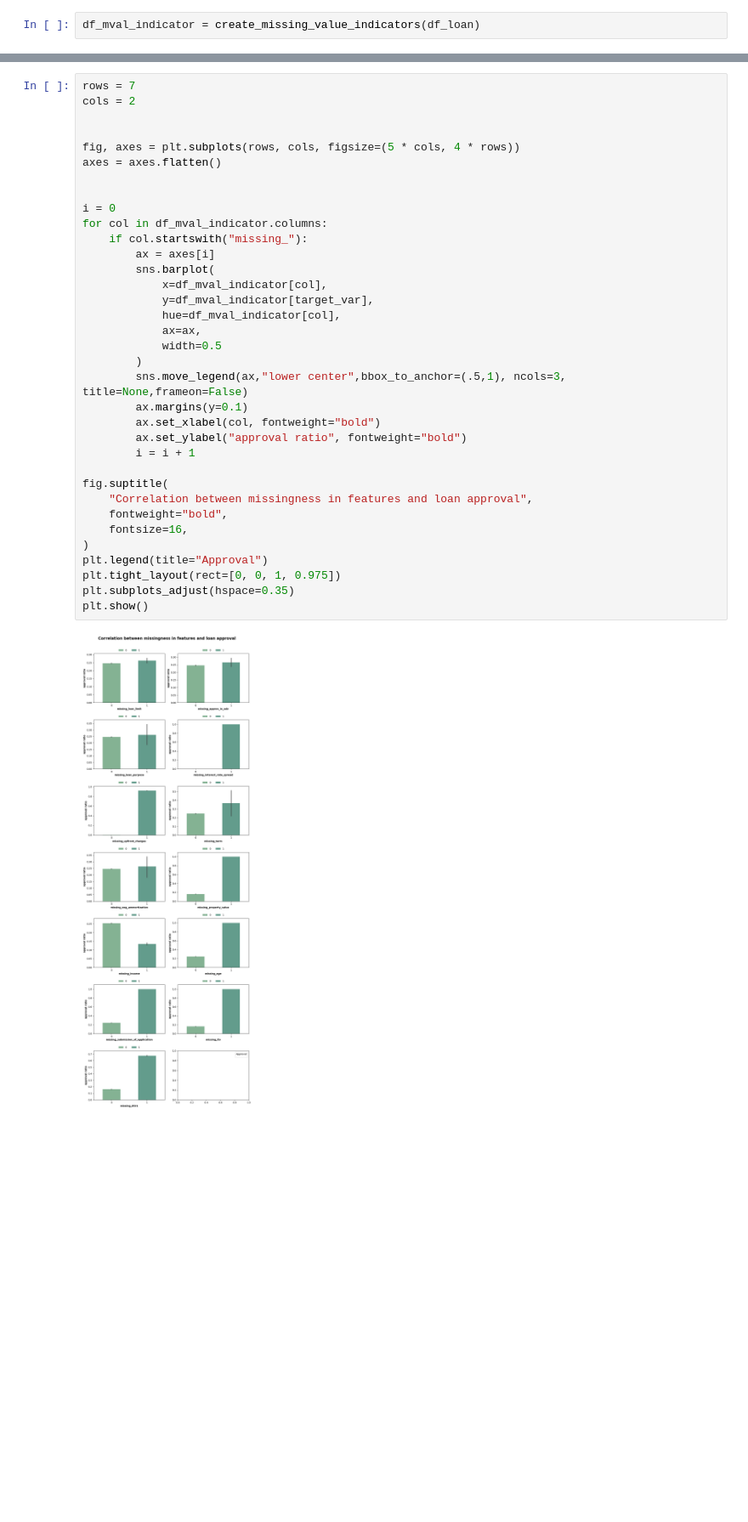
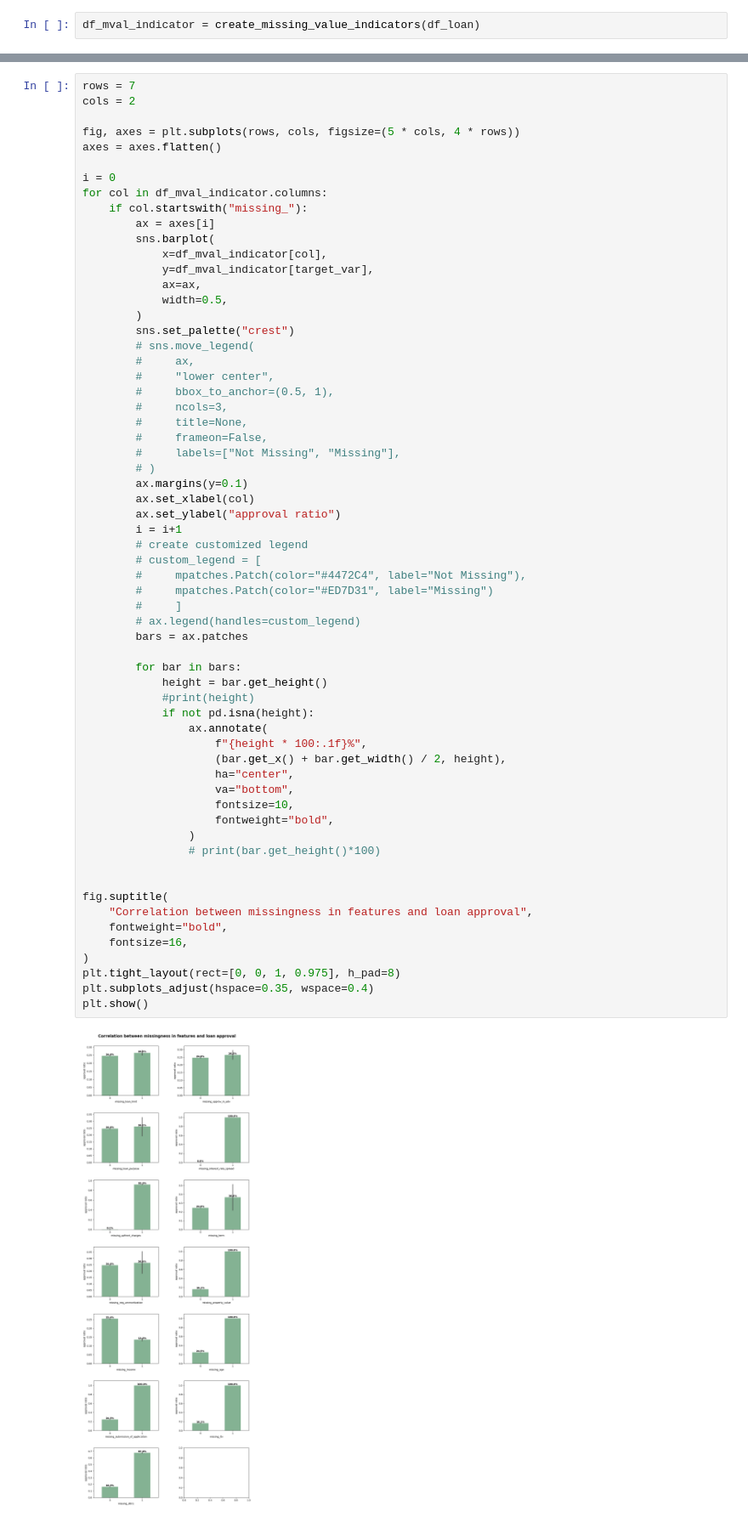
Before and after one commit to mustDestroy/LoanApproval, a Jupyter notebook: loan_risk_analysis.ipynb, the cells around one changed output, grey strips where cells are left out. Shown at 85% size. Drawn from its saved outputs; the diff is of its cells as text; blank space fills up the shorter version.

Commit message:
- Added percentages to subplots - Added new lib mpatches - Customized subplot layout

```diff
--- a/loan_risk_analysis.ipynb
+++ b/loan_risk_analysis.ipynb
@@ -565,37 +550,64 @@ df_mval_indicator = create_missing_value_indicators(df_loan)
 # %%
 rows = 7
 cols = 2
 
-
 fig, axes = plt.subplots(rows, cols, figsize=(5 * cols, 4 * rows))
 axes = axes.flatten()
-
 
 i = 0
 for col in df_mval_indicator.columns:
     if col.startswith("missing_"):
         ax = axes[i]
         sns.barplot(
             x=df_mval_indicator[col],
             y=df_mval_indicator[target_var],
-            hue=df_mval_indicator[col],
             ax=ax,
-            width=0.5
+            width=0.5,
         )
-        sns.move_legend(ax,"lower center",bbox_to_anchor=(.5,1), ncols=3, title=None,frameon=False)
+        sns.set_palette("crest")
+        # sns.move_legend(
+        #     ax,
+        #     "lower center",
+        #     bbox_to_anchor=(0.5, 1),
+        #     ncols=3,
+        #     title=None,
+        #     frameon=False,
+        #     labels=["Not Missing", "Missing"],
+        # )
         ax.margins(y=0.1)
-        ax.set_xlabel(col, fontweight="bold")
-        ax.set_ylabel("approval ratio", fontweight="bold")
-        i = i + 1
+        ax.set_xlabel(col)
+        ax.set_ylabel("approval ratio")
+        i = i+1
+        # create customized legend
+        # custom_legend = [
+        #     mpatches.Patch(color="#4472C4", label="Not Missing"),
+        #     mpatches.Patch(color="#ED7D31", label="Missing")
+        #     ]
+        # ax.legend(handles=custom_legend)
+        bars = ax.patches
+
+        for bar in bars:
+            height = bar.get_height()
+            #print(height)
+            if not pd.isna(height):
+                ax.annotate(
+                    f"{height * 100:.1f}%",
+                    (bar.get_x() + bar.get_width() / 2, height),
+                    ha="center",
+                    va="bottom",
+                    fontsize=10,
+                    fontweight="bold",
+                )
+                # print(bar.get_height()*100)
+
 
 fig.suptitle(
     "Correlation between missingness in features and loan approval",
     fontweight="bold",
     fontsize=16,
 )
-plt.legend(title="Approval")
-plt.tight_layout(rect=[0, 0, 1, 0.975])
-plt.subplots_adjust(hspace=0.35)
+plt.tight_layout(rect=[0, 0, 1, 0.975], h_pad=8)
+plt.subplots_adjust(hspace=0.35, wspace=0.4)
 plt.show()
 # %% [output]
-[figure, old version]
+[figure, new version]
```
Also changed, not shown: parts of 6 cells of this notebook.
